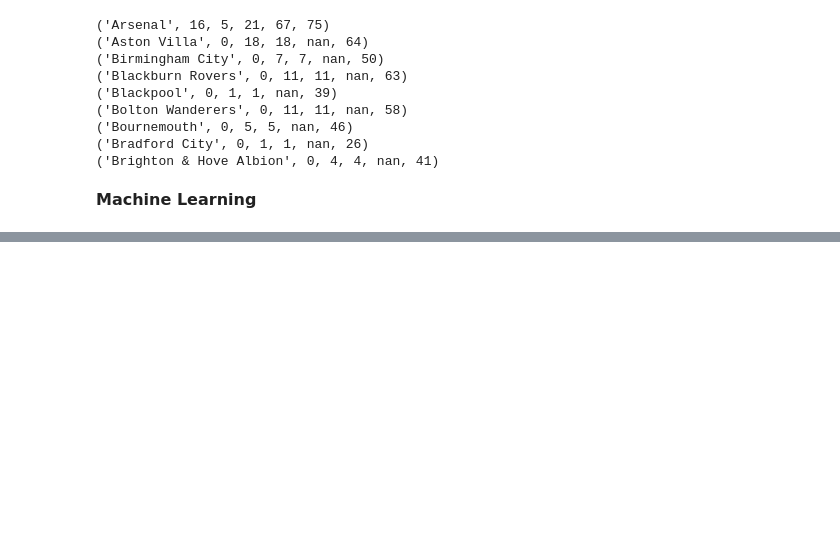
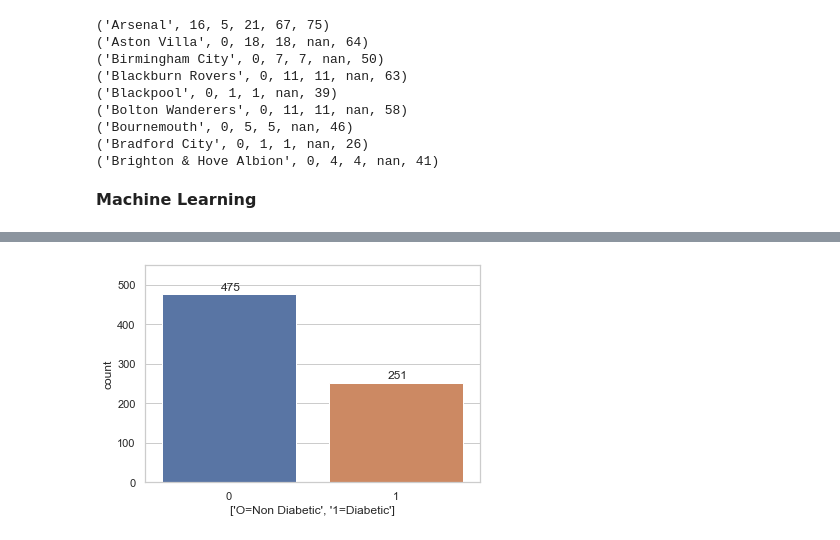
Before and after one commit to riju-s/UCD_FidelityC_Riju_Sathyan_Final_Assignment, a Jupyter notebook: Final Submission - Riju Sathyan.ipynb, the cells around one changed output, grey strips where cells are left out. Cells and saved outputs as stored; diff of their text form; code cells hidden in the pictures; blank space fills up the shorter version.

```diff
--- a/Final Submission - Riju Sathyan.ipynb
+++ b/Final Submission - Riju Sathyan.ipynb
@@ -334,0 +640,9 @@ for x in all_teams[0:9]:
+# %%
+ax = sns.countplot(x='Outcome', data=df)
+for p in ax.patches:
+   ax.annotate('{:.0f}'.format(p.get_height()), (p.get_x()+0.35, p.get_height()+10))
+ax.set(ylim=(0, 550), xlabel=['O=Non Diabetic','1=Diabetic'])
+plt.savefig('Diabetes outcome countplot.png')
+plt.show()
+# %% [output]
+[figure, added]
```
Also changed, not shown: parts of 46 cells of this notebook, 6 other files.
